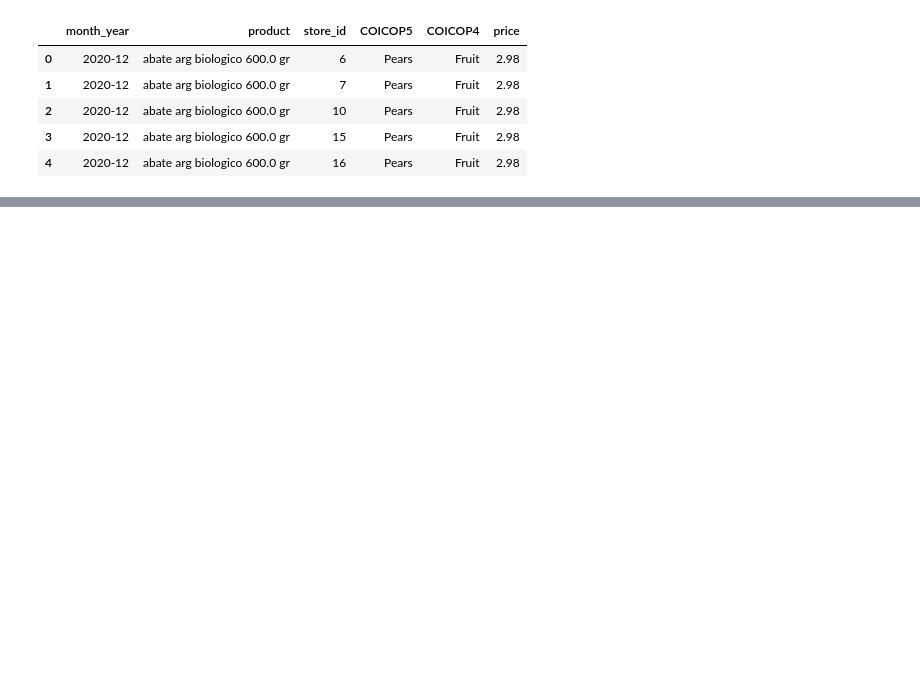
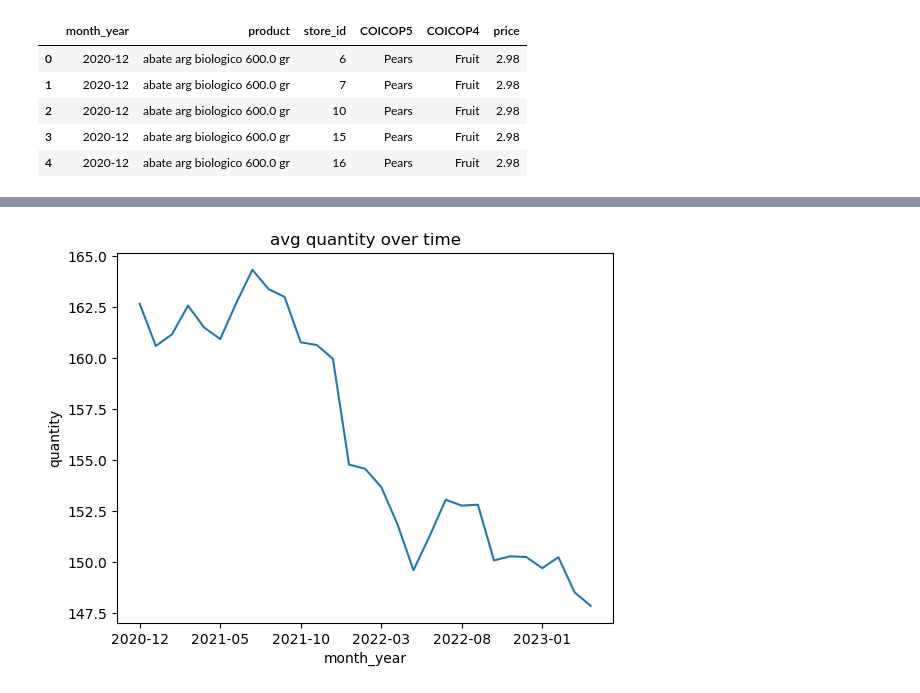
Before and after one commit to oskarmariae/alternative-data-sources-price-statistics, a Jupyter notebook: data/add_synthetic_quantities.ipynb, the cells around one changed output, grey strips where cells are left out. Saved outputs shown, nothing was run; the diff lists cells and outputs as text; code cells hidden in the pictures; blank space fills up the shorter version.

```diff
--- a/data/add_synthetic_quantities.ipynb
+++ b/data/add_synthetic_quantities.ipynb
@@ -39,0 +56,32 @@ df.head()
+# %%
+#apply to each series
+
+df['quantity'] = 0.0
+
+# mark 20% of product-store combos as leaders
+leader_keys = series_keys.sample(frac=0.2, random_state=42)
+
+for _, row in series_keys.iterrows():
+    pid, sid, coicop = row
+
+    mask = (
+        (df['product'] == pid) &
+        (df['store_id'] == sid) &
+        (df['COICOP5'] == coicop)
+    )
+
+    prices = df.loc[mask, 'price'].values
+
+    # Leader if in leader_keys
+    is_leader = ((leader_keys['product'] == pid) &
+                 (leader_keys['store_id'] == sid) &
+                 (leader_keys['COICOP5'] == coicop)).any()
+
+    q_series = generate_quantity_series(
+        prices,
+        leader=is_leader,
+        store_factor=store_factors[sid],
+        seed=hash((pid, sid, coicop)) % 2**32
+    )
+
+    df.loc[mask, 'quantity'] = q_series
@@ -39,0 +105,8 @@ df.head()
+# %%
+#review quantities
+df.groupby("month_year")["quantity"].mean().plot()
+plt.title("avg quantity over time")
+plt.ylabel("quantity")
+plt.show()
+# %% [output]
+[figure, added]
```
Also changed, not shown: parts of 10 cells of this notebook.
